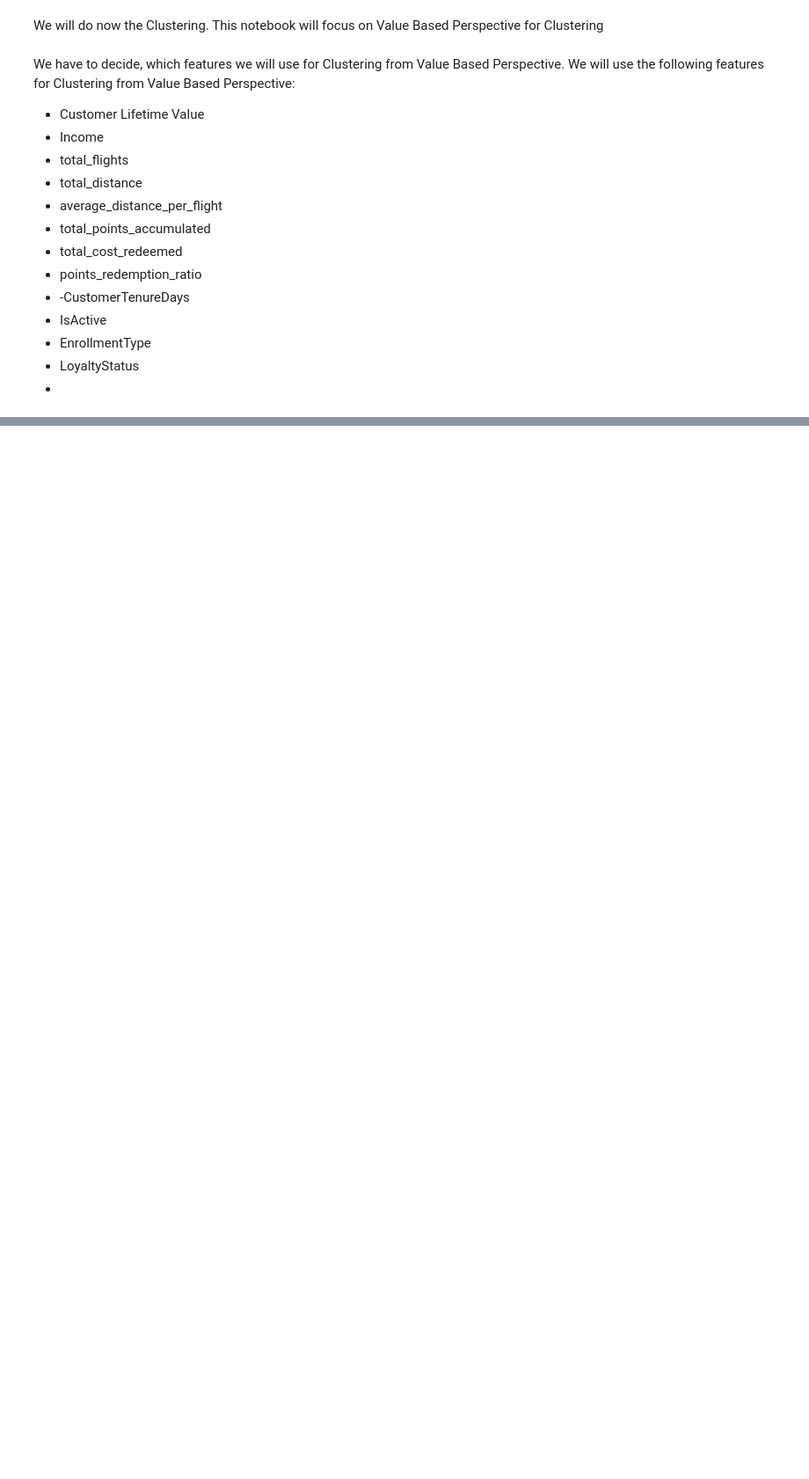
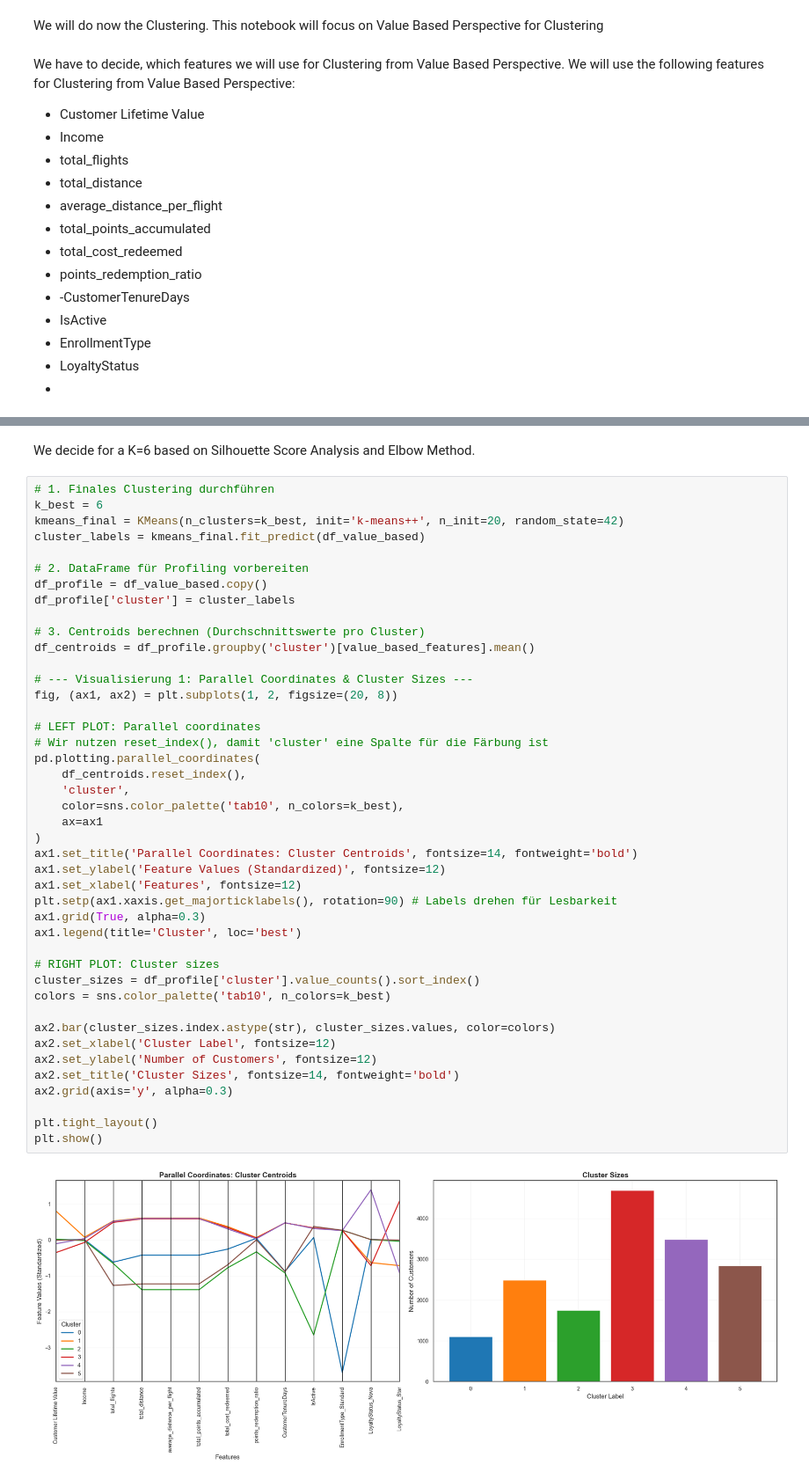
Before and after one commit to Mehmet1700/DataMining2025, a Jupyter notebook: notebooks_deliverable2/01_Clustering_Value_Based.ipynb, the cells around one changed output, grey strips where cells are left out. Shown at 88% size. Cells and saved outputs as stored; diff of their text form; blank space fills up the shorter version.

```diff
--- a/notebooks_deliverable2/01_Clustering_Value_Based.ipynb
+++ b/notebooks_deliverable2/01_Clustering_Value_Based.ipynb
@@ -225,0 +463,47 @@ LoyaltyStatus_Star: Metric
+# %% [markdown]
+We decide for a K=6 based on Silhouette Score Analysis and Elbow Method.
+# %%
+# 1. Finales Clustering durchführen
+k_best = 6
+kmeans_final = KMeans(n_clusters=k_best, init='k-means++', n_init=20, random_state=42)
+cluster_labels = kmeans_final.fit_predict(df_value_based)
+
+# 2. DataFrame für Profiling vorbereiten
+df_profile = df_value_based.copy()
+df_profile['cluster'] = cluster_labels
+
+# 3. Centroids berechnen (Durchschnittswerte pro Cluster)
+df_centroids = df_profile.groupby('cluster')[value_based_features].mean()
+
+# --- Visualisierung 1: Parallel Coordinates & Cluster Sizes ---
+fig, (ax1, ax2) = plt.subplots(1, 2, figsize=(20, 8))
+
+# LEFT PLOT: Parallel coordinates
+# Wir nutzen reset_index(), damit 'cluster' eine Spalte für die Färbung ist
+pd.plotting.parallel_coordinates(
+    df_centroids.reset_index(),
+    'cluster',
+    color=sns.color_palette('tab10', n_colors=k_best),
+    ax=ax1
+)
+ax1.set_title('Parallel Coordinates: Cluster Centroids', fontsize=14, fontweight='bold')
+ax1.set_ylabel('Feature Values (Standardized)', fontsize=12)
+ax1.set_xlabel('Features', fontsize=12)
+plt.setp(ax1.xaxis.get_majorticklabels(), rotation=90) # Labels drehen für Lesbarkeit
+ax1.grid(True, alpha=0.3)
+ax1.legend(title='Cluster', loc='best')
+
+# RIGHT PLOT: Cluster sizes
+cluster_sizes = df_profile['cluster'].value_counts().sort_index()
+colors = sns.color_palette('tab10', n_colors=k_best)
+
+ax2.bar(cluster_sizes.index.astype(str), cluster_sizes.values, color=colors)
+ax2.set_xlabel('Cluster Label', fontsize=12)
+ax2.set_ylabel('Number of Customers', fontsize=12)
+ax2.set_title('Cluster Sizes', fontsize=14, fontweight='bold')
+ax2.grid(axis='y', alpha=0.3)
+
+plt.tight_layout()
+plt.show()
+# %% [output]
+[figure, added]
```
Also changed, not shown: parts of 42 cells of this notebook, 1 other file.
